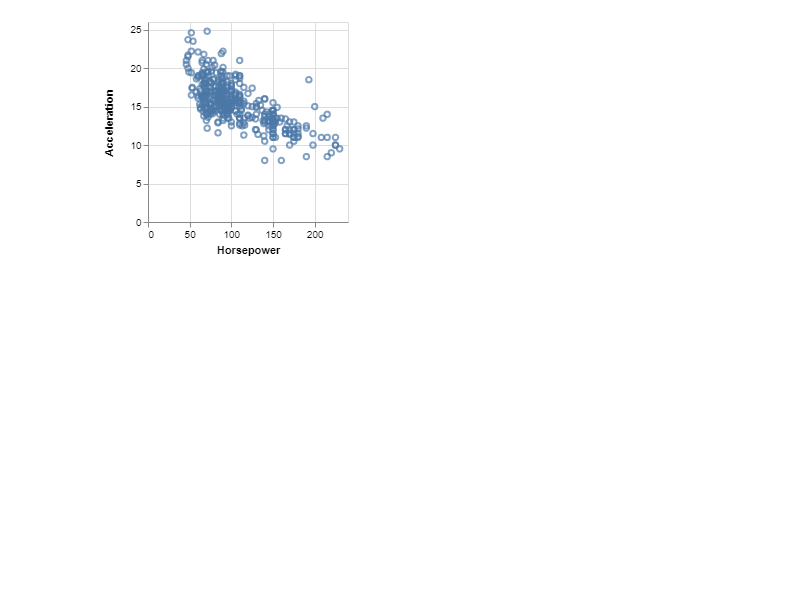
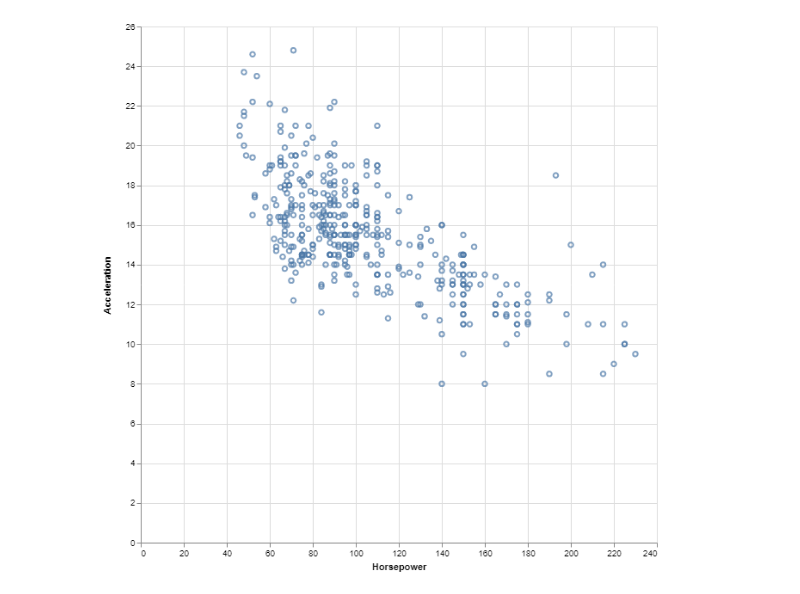
Before and after one commit to jenslaufer/vega-visualization-eval, a Jupyter notebook: python/vegalite.ipynb, the cells around one changed output. Cells and saved outputs as stored; diff of their text form; code cells hidden in the pictures; blank space fills up the shorter version.

```diff
--- a/python/vegalite.ipynb
+++ b/python/vegalite.ipynb
@@ -2,17 +2,17 @@
 import pandas as pd
 from vega3 import VegaLite
 # %%
-df = pd.read_json('cars.json')
+df = pd.read_json('../data/cars.json')
 # %%
 VegaLite({
-  "width": 120,
-  "height": 120,
+  "width": 600,
+  "height": 600,
   "mark": "point",
   "encoding": {
     "y": {"type": "quantitative","field": "Acceleration"},
     "x": {"type": "quantitative","field": "Horsepower"}
   }
 }, df)
 # %% [output]
 [interactive output not drawn]
-[figure, old version]
+[figure, new version]
```
